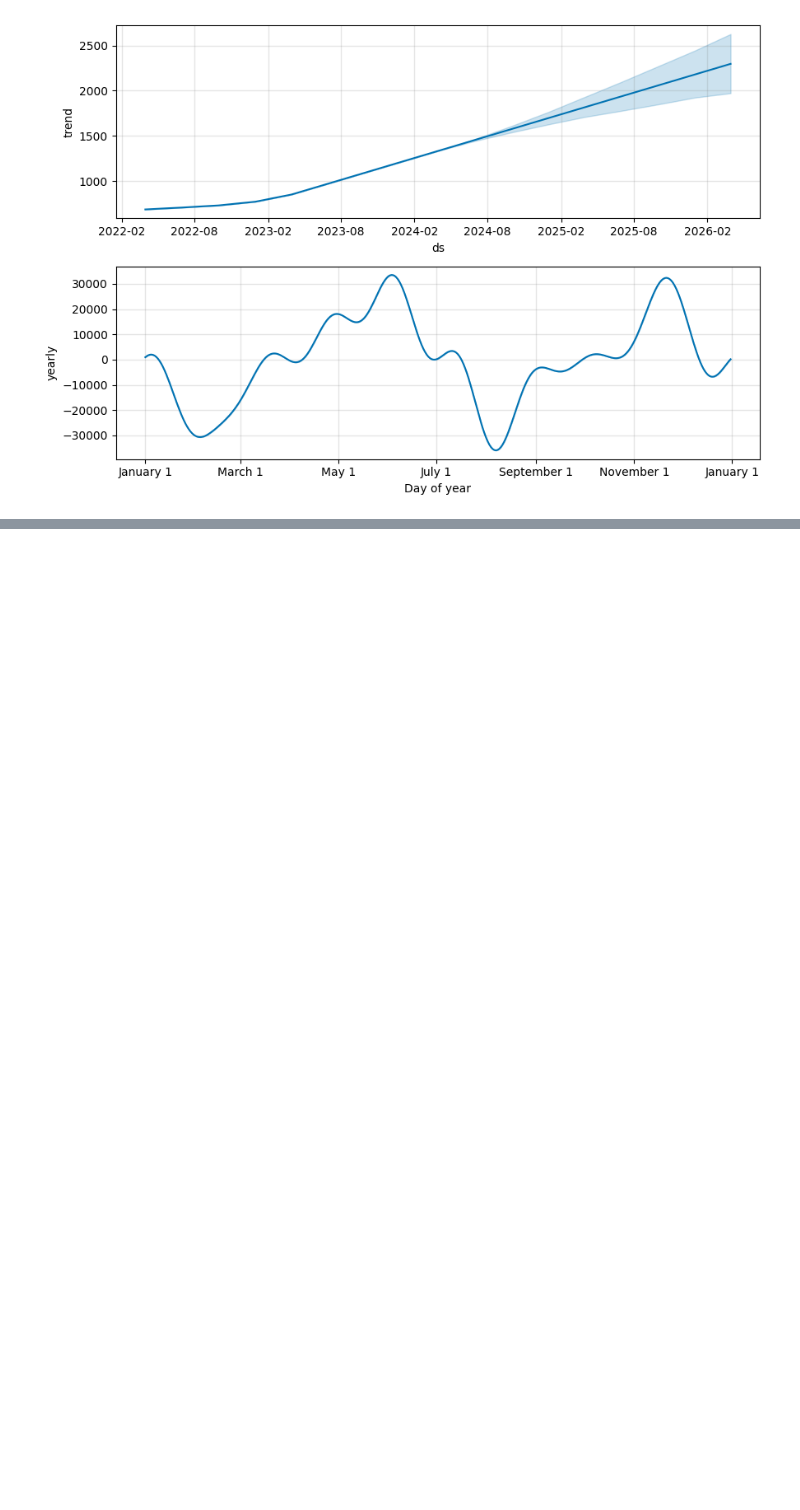
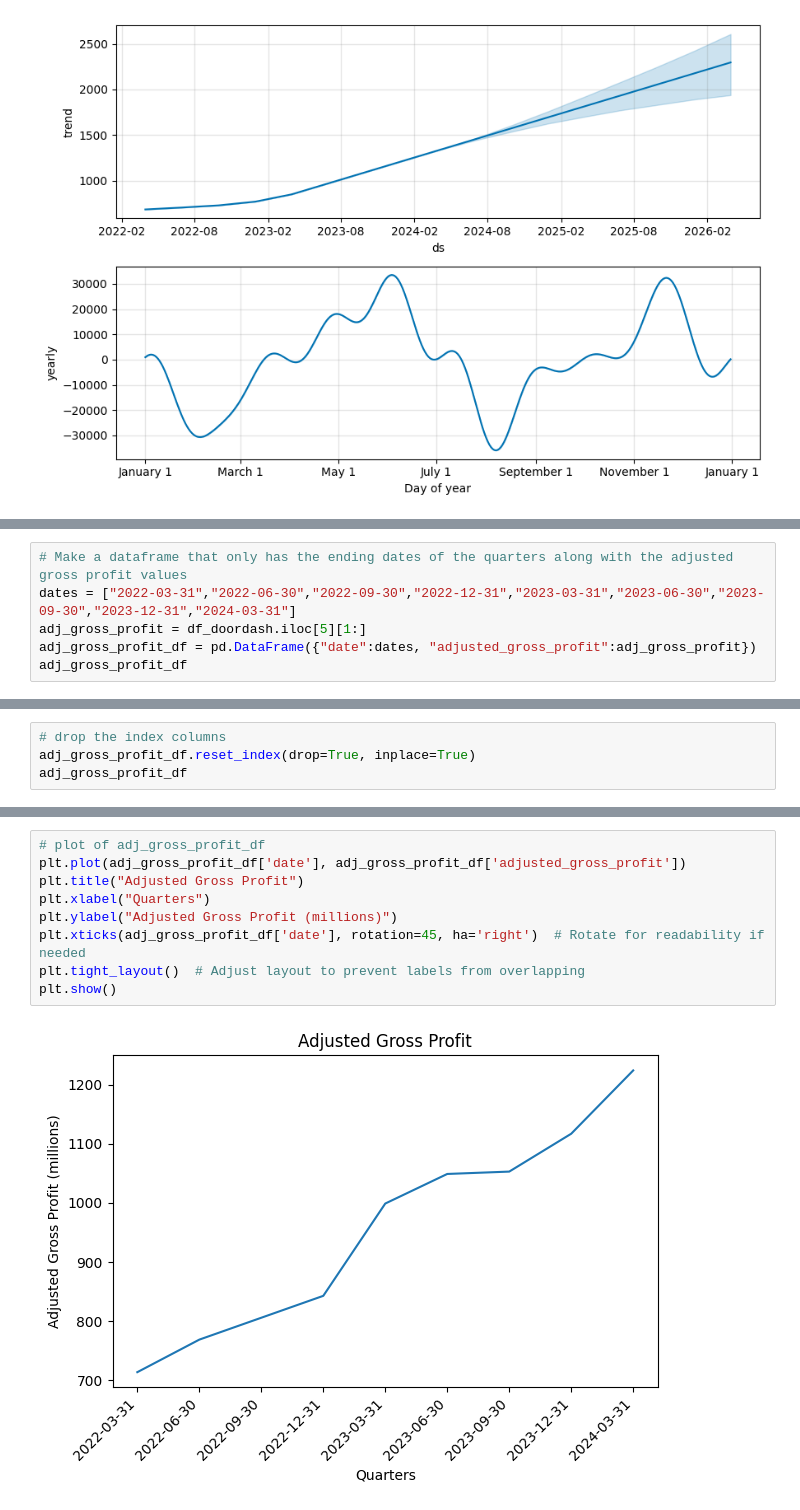
Before and after one commit to JaidenFlint/Project1_Group3, a Jupyter notebook: Project1_Tuan_Rough_Code.ipynb, the cells around one changed output, grey strips where cells are left out. Cells and saved outputs as stored; diff of their text form; blank space fills up the shorter version.

```diff
--- a/Project1_Tuan_Rough_Code.ipynb
+++ b/Project1_Tuan_Rough_Code.ipynb
@@ -196,0 +181,6 @@ fig1 = m.plot_components(forecast_doordash)
+# %%
+# Make a dataframe that only has the ending dates of the quarters along with the adjusted gross profit values
+dates = ["2022-03-31","2022-06-30","2022-09-30","2022-12-31","2023-03-31","2023-06-30","2023-09-30","2023-12-31","2024-03-31"]
+adj_gross_profit = df_doordash.iloc[5][1:]
+adj_gross_profit_df = pd.DataFrame({"date":dates, "adjusted_gross_profit":adj_gross_profit})
+adj_gross_profit_df
@@ -196,0 +198,4 @@ fig1 = m.plot_components(forecast_doordash)
+# %%
+# drop the index columns
+adj_gross_profit_df.reset_index(drop=True, inplace=True)
+adj_gross_profit_df
@@ -196,0 +213,11 @@ fig1 = m.plot_components(forecast_doordash)
+# %%
+# plot of adj_gross_profit_df
+plt.plot(adj_gross_profit_df['date'], adj_gross_profit_df['adjusted_gross_profit'])
+plt.title("Adjusted Gross Profit")
+plt.xlabel("Quarters")
+plt.ylabel("Adjusted Gross Profit (millions)")
+plt.xticks(adj_gross_profit_df['date'], rotation=45, ha='right')  # Rotate for readability if needed
+plt.tight_layout()  # Adjust layout to prevent labels from overlapping
+plt.show()
+# %% [output]
+[figure, added]
```
Also changed, not shown: parts of 38 cells of this notebook.
